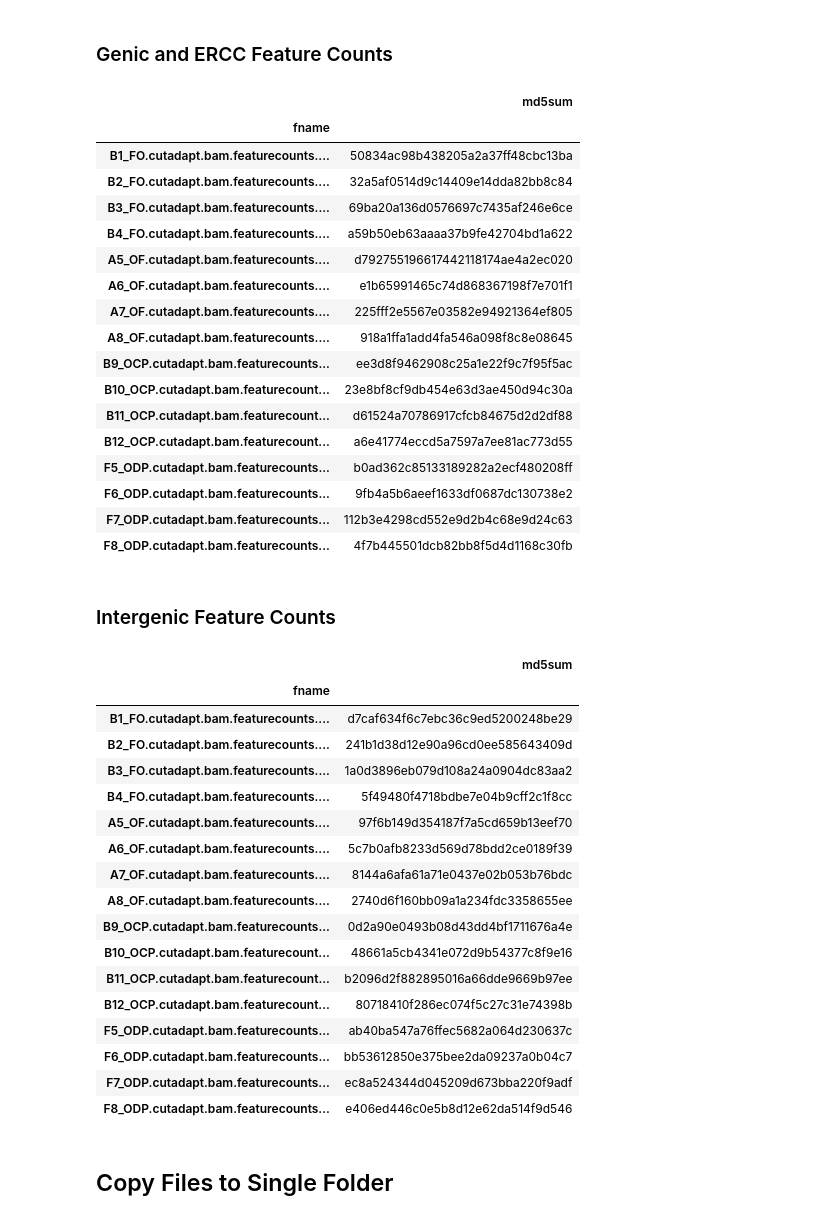
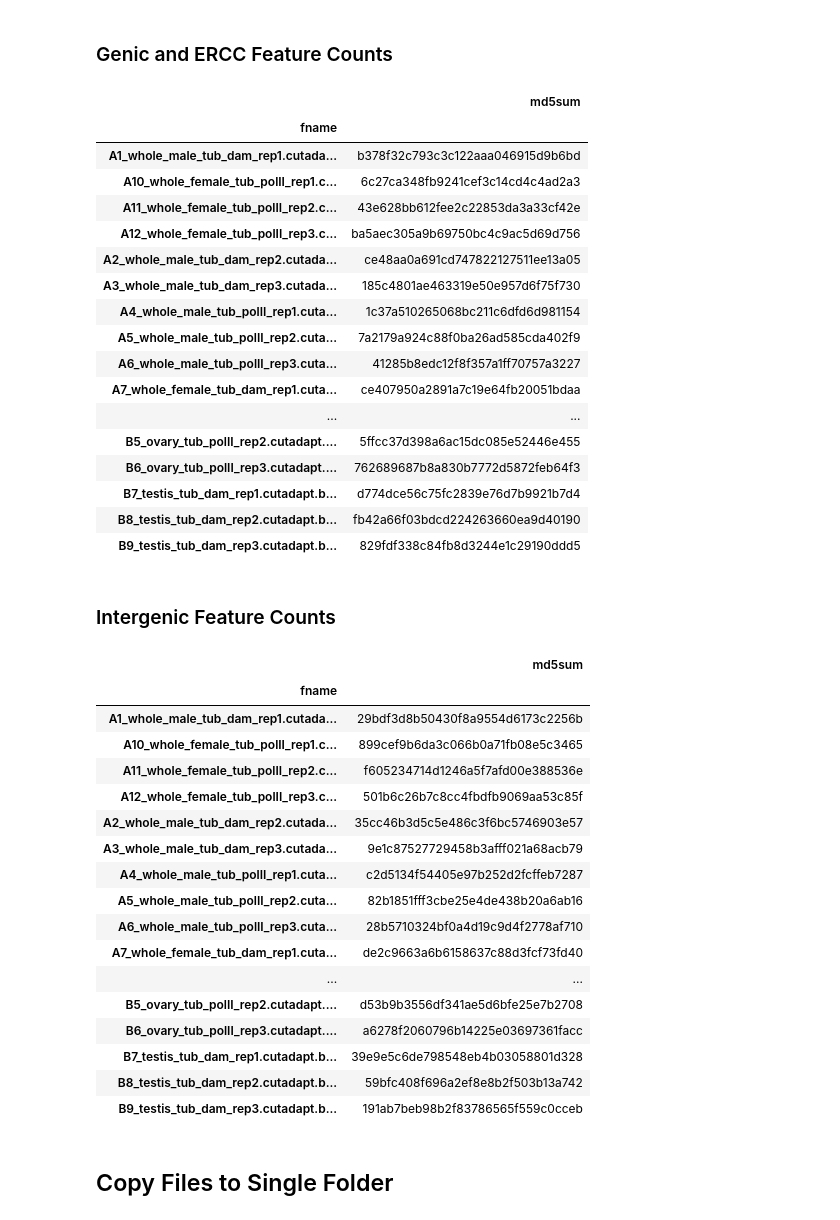
Before and after one commit to jfear/tada_rnaseq, a Jupyter notebook: notebook/2018-06-10_bulk_geo_prep.ipynb, the cells around one changed output. Cells and saved outputs as stored; diff of their text form; code cells hidden in the pictures.

```diff
--- a/notebook/2018-06-10_bulk_geo_prep.ipynb
+++ b/notebook/2018-06-10_bulk_geo_prep.ipynb
@@ -88,37 +145,37 @@ df.set_index('fname')
 # %%
 res = []
 for sample in samples:
-    fname = Path(f'../bulk-wf/data/rnaseq_samples/{sample}/{sample}.cutadapt.bam.featurecounts.s2.txt')
+    fname = Path(f'../rnaseq-wf/data/rnaseq_samples/{sample}/{sample}.cutadapt.bam.featurecounts.s2.txt')
     _hash = md5sum(fname)
     res.append((fname.name, _hash))
 
 df = pd.DataFrame(res, columns=['fname', 'md5sum'])
 df.set_index('fname')
 # %% [output]
 |  | md5sum |
 | fname |  |
-| B1_FO.cutadapt.bam.featurecounts.... | 50834ac98b438205a2a37ff48cbc13ba |
-| B2_FO.cutadapt.bam.featurecounts.... | 32a5af0514d9c14409e14dda82bb8c84 |
-| B3_FO.cutadapt.bam.featurecounts.... | 69ba20a136d0576697c7435af246e6ce |
-| B4_FO.cutadapt.bam.featurecounts.... | a59b50eb63aaaa37b9fe42704bd1a622 |
-| A5_OF.cutadapt.bam.featurecounts.... | d792755196617442118174ae4a2ec020 |
-| A6_OF.cutadapt.bam.featurecounts.... | e1b65991465c74d868367198f7e701f1 |
-| A7_OF.cutadapt.bam.featurecounts.... | 225fff2e5567e03582e94921364ef805 |
-| A8_OF.cutadapt.bam.featurecounts.... | 918a1ffa1add4fa546a098f8c8e08645 |
-| B9_OCP.cutadapt.bam.featurecounts... | ee3d8f9462908c25a1e22f9c7f95f5ac |
-| B10_OCP.cutadapt.bam.featurecount... | 23e8bf8cf9db454e63d3ae450d94c30a |
-| B11_OCP.cutadapt.bam.featurecount... | d61524a70786917cfcb84675d2d2df88 |
-| B12_OCP.cutadapt.bam.featurecount... | a6e41774eccd5a7597a7ee81ac773d55 |
-| F5_ODP.cutadapt.bam.featurecounts... | b0ad362c85133189282a2ecf480208ff |
-| F6_ODP.cutadapt.bam.featurecounts... | 9fb4a5b6aeef1633df0687dc130738e2 |
-| F7_ODP.cutadapt.bam.featurecounts... | 112b3e4298cd552e9d2b4c68e9d24c63 |
-| F8_ODP.cutadapt.bam.featurecounts... | 4f7b445501dcb82bb8f5d4d1168c30fb |
+| A1_whole_male_tub_dam_rep1.cutada... | b378f32c793c3c122aaa046915d9b6bd |
+| A10_whole_female_tub_polII_rep1.c... | 6c27ca348fb9241cef3c14cd4c4ad2a3 |
+| A11_whole_female_tub_polII_rep2.c... | 43e628bb612fee2c22853da3a33cf42e |
+| A12_whole_female_tub_polII_rep3.c... | ba5aec305a9b69750bc4c9ac5d69d756 |
+| A2_whole_male_tub_dam_rep2.cutada... | ce48aa0a691cd747822127511ee13a05 |
+| A3_whole_male_tub_dam_rep3.cutada... | 185c4801ae463319e50e957d6f75f730 |
+| A4_whole_male_tub_polII_rep1.cuta... | 1c37a510265068bc211c6dfd6d981154 |
+| A5_whole_male_tub_polII_rep2.cuta... | 7a2179a924c88f0ba26ad585cda402f9 |
+| A6_whole_male_tub_polII_rep3.cuta... | 41285b8edc12f8f357a1ff70757a3227 |
+| A7_whole_female_tub_dam_rep1.cuta... | ce407950a2891a7c19e64fb20051bdaa |
+| ... | ... |
+| B5_ovary_tub_polII_rep2.cutadapt.... | 5ffcc37d398a6ac15dc085e52446e455 |
+| B6_ovary_tub_polII_rep3.cutadapt.... | 762689687b8a830b7772d5872feb64f3 |
+| B7_testis_tub_dam_rep1.cutadapt.b... | d774dce56c75fc2839e76d7b9921b7d4 |
+| B8_testis_tub_dam_rep2.cutadapt.b... | fb42a66f03bdcd224263660ea9d40190 |
+| B9_testis_tub_dam_rep3.cutadapt.b... | 829fdf338c84fb8d3244e1c29190ddd5 |
 # %% [markdown]
 ### Intergenic Feature Counts
 # %%
 res = []
 for sample in samples:
-    fname = Path(f'../bulk-wf/data/rnaseq_samples/{sample}/{sample}.cutadapt.bam.featurecounts.intergenic.s0.txt')
+    fname = Path(f'../rnaseq-wf/data/rnaseq_samples/{sample}/{sample}.cutadapt.bam.featurecounts.intergenic.s0.txt')
     _hash = md5sum(fname)
     res.append((fname.name, _hash))
 
@@ -127,22 +184,22 @@ df.set_index('fname')
 # %% [output]
 |  | md5sum |
 | fname |  |
-| B1_FO.cutadapt.bam.featurecounts.... | d7caf634f6c7ebc36c9ed5200248be29 |
-| B2_FO.cutadapt.bam.featurecounts.... | 241b1d38d12e90a96cd0ee585643409d |
-| B3_FO.cutadapt.bam.featurecounts.... | 1a0d3896eb079d108a24a0904dc83aa2 |
-| B4_FO.cutadapt.bam.featurecounts.... | 5f49480f4718bdbe7e04b9cff2c1f8cc |
-| A5_OF.cutadapt.bam.featurecounts.... | 97f6b149d354187f7a5cd659b13eef70 |
-| A6_OF.cutadapt.bam.featurecounts.... | 5c7b0afb8233d569d78bdd2ce0189f39 |
-| A7_OF.cutadapt.bam.featurecounts.... | 8144a6afa61a71e0437e02b053b76bdc |
-| A8_OF.cutadapt.bam.featurecounts.... | 2740d6f160bb09a1a234fdc3358655ee |
-| B9_OCP.cutadapt.bam.featurecounts... | 0d2a90e0493b08d43dd4bf1711676a4e |
-| B10_OCP.cutadapt.bam.featurecount... | 48661a5cb4341e072d9b54377c8f9e16 |
-| B11_OCP.cutadapt.bam.featurecount... | b2096d2f882895016a66dde9669b97ee |
-| B12_OCP.cutadapt.bam.featurecount... | 80718410f286ec074f5c27c31e74398b |
-| F5_ODP.cutadapt.bam.featurecounts... | ab40ba547a76ffec5682a064d230637c |
-| F6_ODP.cutadapt.bam.featurecounts... | bb53612850e375bee2da09237a0b04c7 |
-| F7_ODP.cutadapt.bam.featurecounts... | ec8a524344d045209d673bba220f9adf |
-| F8_ODP.cutadapt.bam.featurecounts... | e406ed446c0e5b8d12e62da514f9d546 |
+| A1_whole_male_tub_dam_rep1.cutada... | 29bdf3d8b50430f8a9554d6173c2256b |
+| A10_whole_female_tub_polII_rep1.c... | 899cef9b6da3c066b0a71fb08e5c3465 |
+| A11_whole_female_tub_polII_rep2.c... | f605234714d1246a5f7afd00e388536e |
+| A12_whole_female_tub_polII_rep3.c... | 501b6c26b7c8cc4fbdfb9069aa53c85f |
+| A2_whole_male_tub_dam_rep2.cutada... | 35cc46b3d5c5e486c3f6bc5746903e57 |
+| A3_whole_male_tub_dam_rep3.cutada... | 9e1c87527729458b3afff021a68acb79 |
+| A4_whole_male_tub_polII_rep1.cuta... | c2d5134f54405e97b252d2fcffeb7287 |
+| A5_whole_male_tub_polII_rep2.cuta... | 82b1851fff3cbe25e4de438b20a6ab16 |
+| A6_whole_male_tub_polII_rep3.cuta... | 28b5710324bf0a4d19c9d4f2778af710 |
+| A7_whole_female_tub_dam_rep1.cuta... | de2c9663a6b6158637c88d3fcf73fd40 |
+| ... | ... |
+| B5_ovary_tub_polII_rep2.cutadapt.... | d53b9b3556df341ae5d6bfe25e7b2708 |
+| B6_ovary_tub_polII_rep3.cutadapt.... | a6278f2060796b14225e03697361facc |
+| B7_testis_tub_dam_rep1.cutadapt.b... | 39e9e5c6de798548eb4b03058801d328 |
+| B8_testis_tub_dam_rep2.cutadapt.b... | 59bfc408f696a2ef8e8b2f503b13a742 |
+| B9_testis_tub_dam_rep3.cutadapt.b... | 191ab7beb98b2f83786565f559c0cceb |
 # %% [markdown]
 ## Copy Files to Single Folder
 # %%
```
Also changed, not shown: parts of 6 cells of this notebook, 1 other file.
